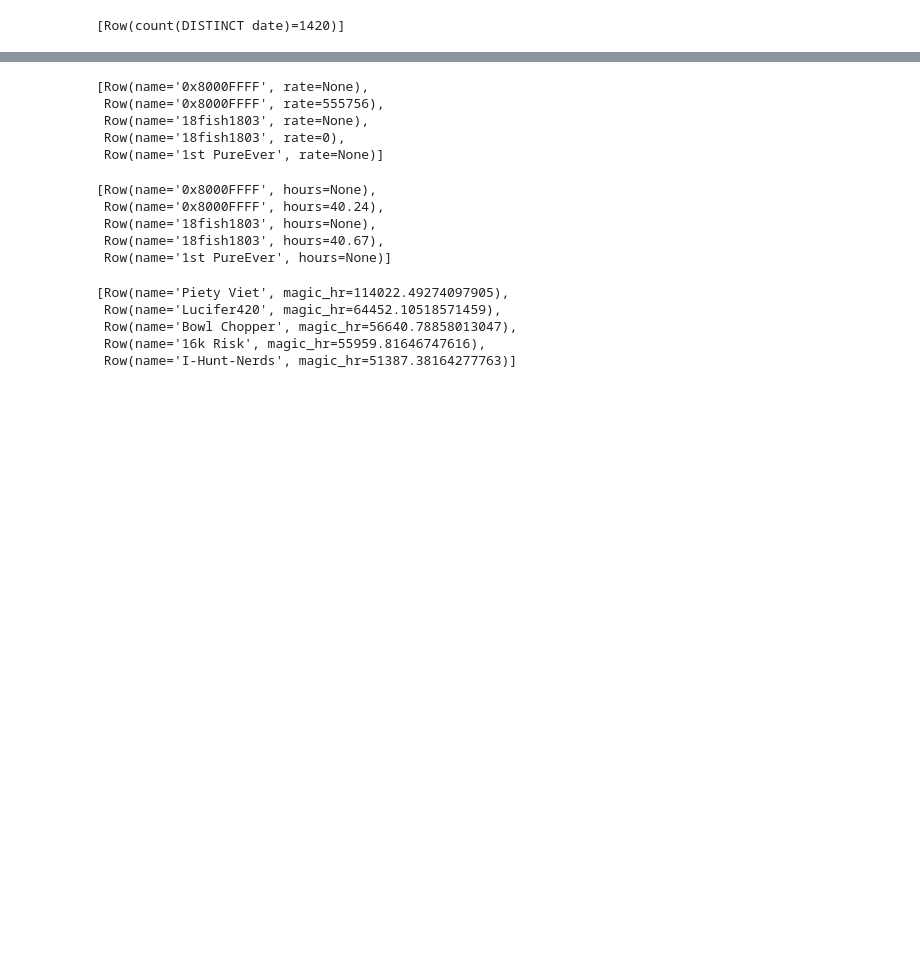
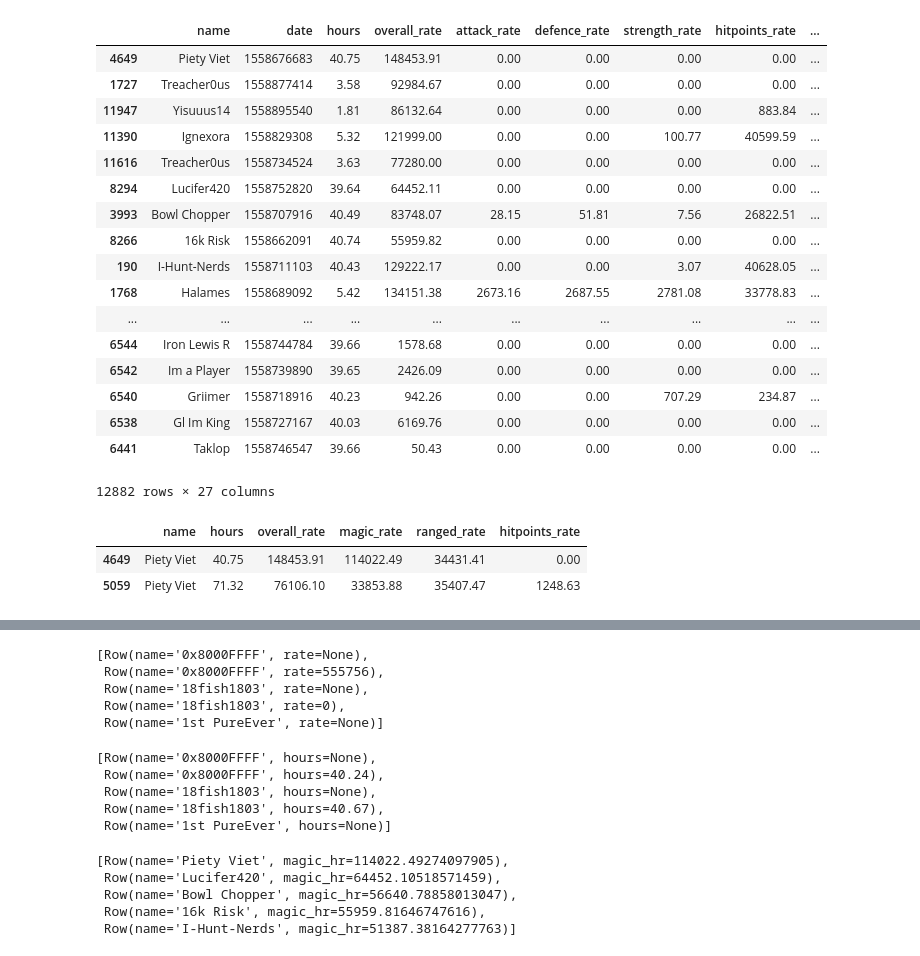
Before and after one commit to tblair7/bot_detection, a Jupyter notebook: calculate_rates.ipynb, the cells around one changed output, grey strips where cells are left out. Cells and saved outputs as stored; diff of their text form; code cells hidden in the pictures; blank space fills up the shorter version.

```diff
--- a/calculate_rates.ipynb
+++ b/calculate_rates.ipynb
@@ -31,4 +141,31 @@ sqlContext.registerDataFrameAsTable(rank_df, 'players_rank')
 # %%
-sqlContext.sql('''SELECT count(DISTINCT date) from players_xp''').collect()
+a = sqlContext.sql('''SELECT name, date FROM players_xp WHERE name = 'Mjpel3' ''').collect()
-# %% [output]
-[Row(count(DISTINCT date)=1420)]
+# %%
+rates_df.sort_values(by = ['magic_rate'], ascending = False)
+# %% [output]
+|  | name | date | hours | overall_rate | attack_rate | defence_rate | strength_rate | hitpoints_rate | ... |
+| 4649 | Piety Viet | 1558676683 | 40.75 | 148453.91 | 0.00 | 0.00 | 0.00 | 0.00 | ... |
+| 1727 | Treacher0us | 1558877414 | 3.58 | 92984.67 | 0.00 | 0.00 | 0.00 | 0.00 | ... |
+| 11947 | Yisuuus14 | 1558895540 | 1.81 | 86132.64 | 0.00 | 0.00 | 0.00 | 883.84 | ... |
+| 11390 | Ignexora | 1558829308 | 5.32 | 121999.00 | 0.00 | 0.00 | 100.77 | 40599.59 | ... |
+| 11616 | Treacher0us | 1558734524 | 3.63 | 77280.00 | 0.00 | 0.00 | 0.00 | 0.00 | ... |
+| 8294 | Lucifer420 | 1558752820 | 39.64 | 64452.11 | 0.00 | 0.00 | 0.00 | 0.00 | ... |
+| 3993 | Bowl Chopper | 1558707916 | 40.49 | 83748.07 | 28.15 | 51.81 | 7.56 | 26822.51 | ... |
+| 8266 | 16k Risk | 1558662091 | 40.74 | 55959.82 | 0.00 | 0.00 | 0.00 | 0.00 | ... |
+| 190 | I-Hunt-Nerds | 1558711103 | 40.43 | 129222.17 | 0.00 | 0.00 | 3.07 | 40628.05 | ... |
+| 1768 | Halames | 1558689092 | 5.42 | 134151.38 | 2673.16 | 2687.55 | 2781.08 | 33778.83 | ... |
+| ... | ... | ... | ... | ... | ... | ... | ... | ... | ... |
+| 6544 | Iron Lewis R | 1558744784 | 39.66 | 1578.68 | 0.00 | 0.00 | 0.00 | 0.00 | ... |
+| 6542 | Im a Player | 1558739890 | 39.65 | 2426.09 | 0.00 | 0.00 | 0.00 | 0.00 | ... |
+| 6540 | Griimer | 1558718916 | 40.23 | 942.26 | 0.00 | 0.00 | 707.29 | 234.87 | ... |
+| 6538 | Gl Im King | 1558727167 | 40.03 | 6169.76 | 0.00 | 0.00 | 0.00 | 0.00 | ... |
+| 6441 | Taklop | 1558746547 | 39.66 | 50.43 | 0.00 | 0.00 | 0.00 | 0.00 | ... |
+12882 rows × 27 columns
+# %%
+rates_df[['name', 'hours', 'overall_rate', 'magic_rate',
+          'ranged_rate', 'hitpoints_rate']][(rates_df['name'] == 'Piety Viet')].sort_values(
+    by = ['magic_rate'], ascending = False)
+# %% [output]
+|  | name | hours | overall_rate | magic_rate | ranged_rate | hitpoints_rate |
+| 4649 | Piety Viet | 40.75 | 148453.91 | 114022.49 | 34431.41 | 0.00 |
+| 5059 | Piety Viet | 71.32 | 76106.10 | 33853.88 | 35407.47 | 1248.63 |
```
Also changed, not shown: parts of 56 cells of this notebook.
